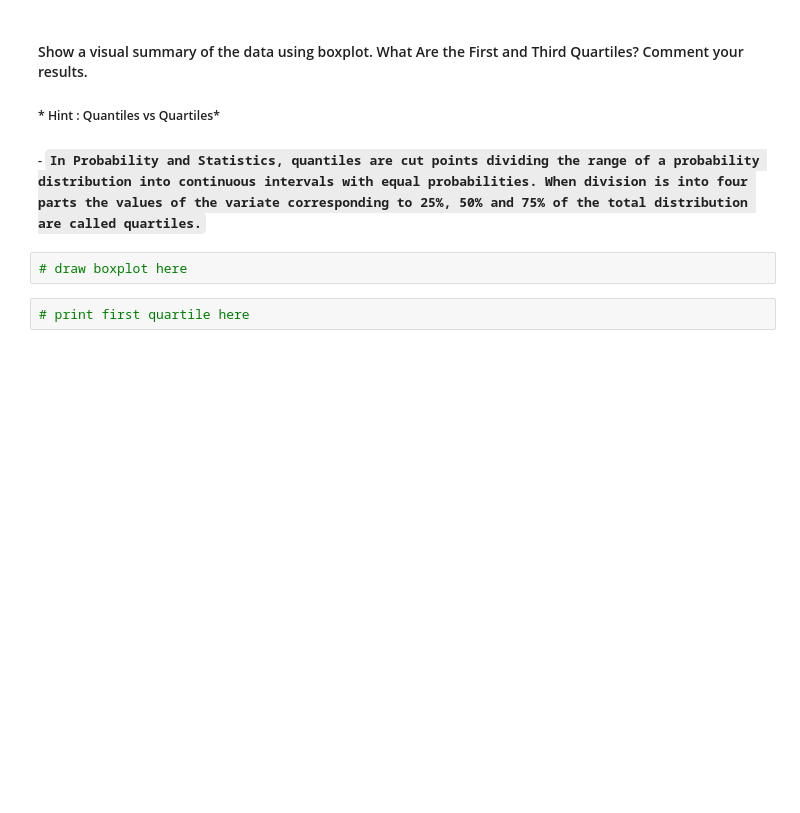
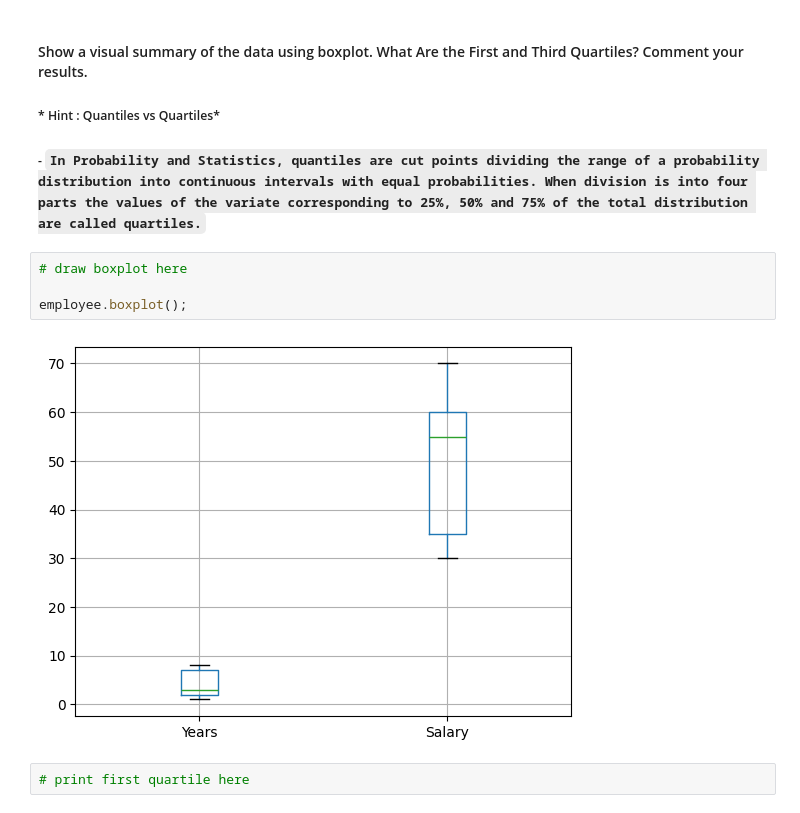
Before and after one commit to Ironhack-Data-Madrid-Octubre-2023/5.1-lab_subsetting_and_descriptive_stats, a Jupyter notebook: your-code/main.ipynb, the cells around one changed output. Cells and saved outputs as stored; diff of their text form; blank space fills up the shorter version.

```diff
--- a/your-code/main.ipynb
+++ b/your-code/main.ipynb
@@ -190,6 +329,10 @@ std
 ##### - `In Probability and Statistics, quantiles are cut points dividing the range of a probability distribution into continuous intervals with equal probabilities. When division is into four parts the values of the variate corresponding to 25%, 50% and 75% of the total distribution are called quartiles.`
 # %%
 # draw boxplot here
+
+employee.boxplot();
+# %% [output]
+[figure, added]
 # %%
 # print first quartile here
 # %%
```
Also changed, not shown: parts of 45 cells of this notebook.
